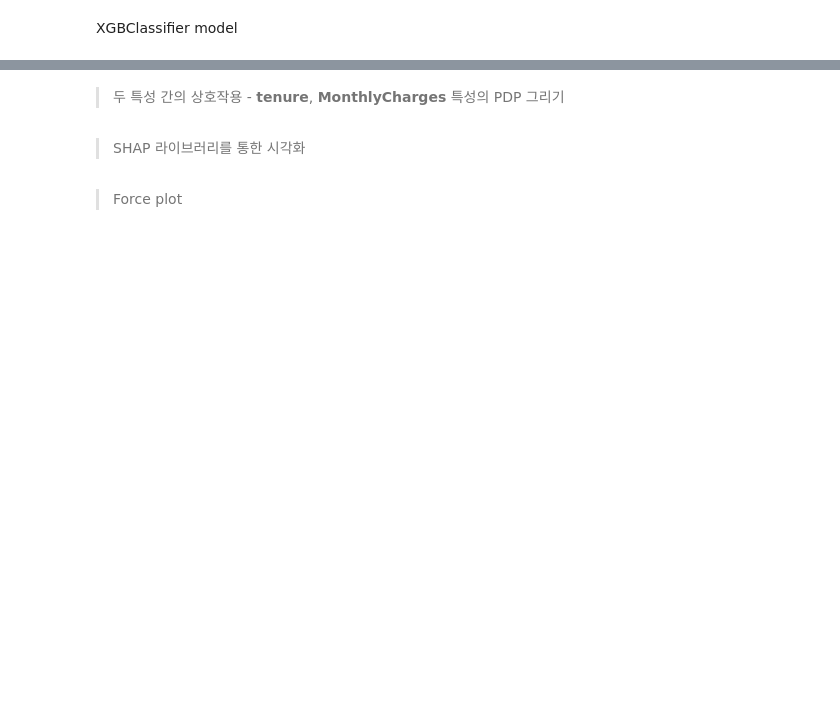
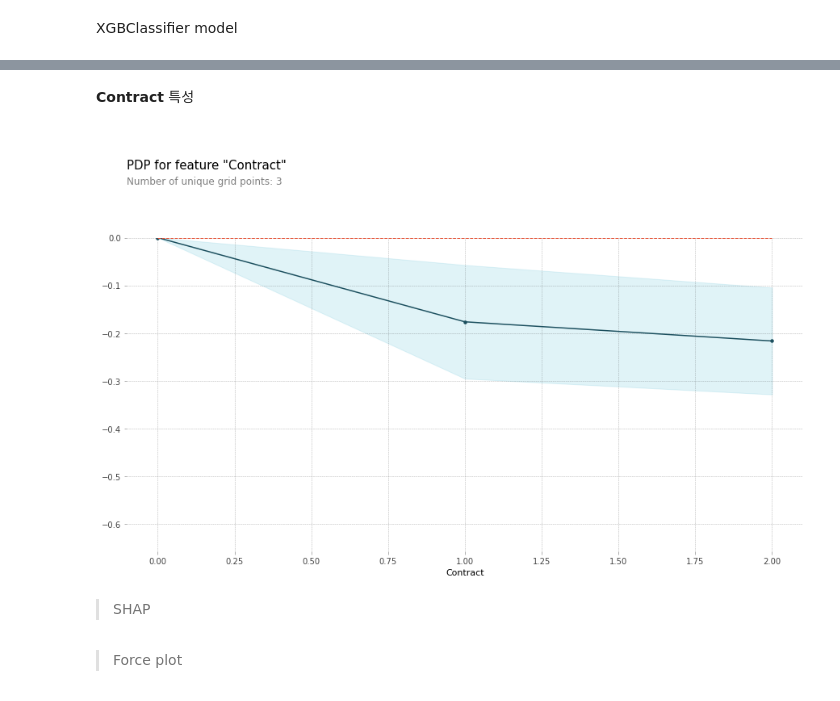
Before and after one commit to threegenie/churn_project, a Jupyter notebook: telco_customer_churn.ipynb, the cells around one changed output, grey strips where cells are left out. Cells and saved outputs as stored; diff of their text form; code cells hidden in the pictures; blank space fills up the shorter version.

```diff
--- a/telco_customer_churn.ipynb
+++ b/telco_customer_churn.ipynb
@@ -563,4 +546,0 @@ NameError: ignored
-# %% [markdown]
-
-
-> 두 특성 간의 상호작용 - **tenure**, **MonthlyCharges** 특성의 PDP 그리기
@@ -580,4 +547,18 @@ pdp_interact_plot(interaction, plot_type='grid',
+# %% [markdown]
+**Contract** 특성
+# %%
+contract = 'Contract'
+isolated2 = pdp_isolate(
+    model=model_xgb,
+    dataset=X_val,
+    model_features=X_val_selected.columns,
+    feature=contract,
+
+)
+pdp_plot(isolated2, feature_name=contract);
+# %% [output]
+[figure, added]
 # %% [markdown]
 
 
-> SHAP 라이브러리를 통한 시각화
+> SHAP
```
Also changed, not shown: parts of 29 cells of this notebook.
